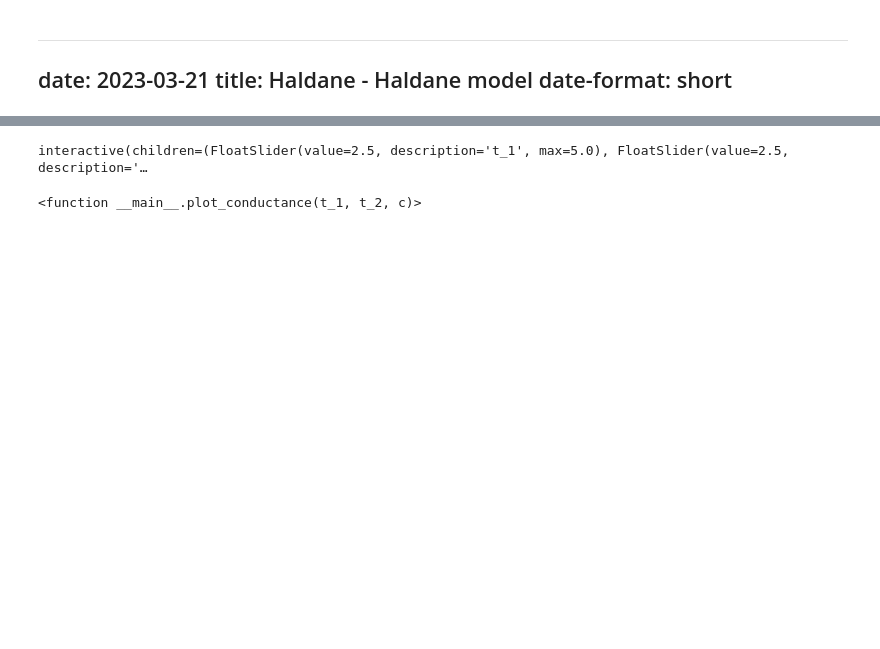
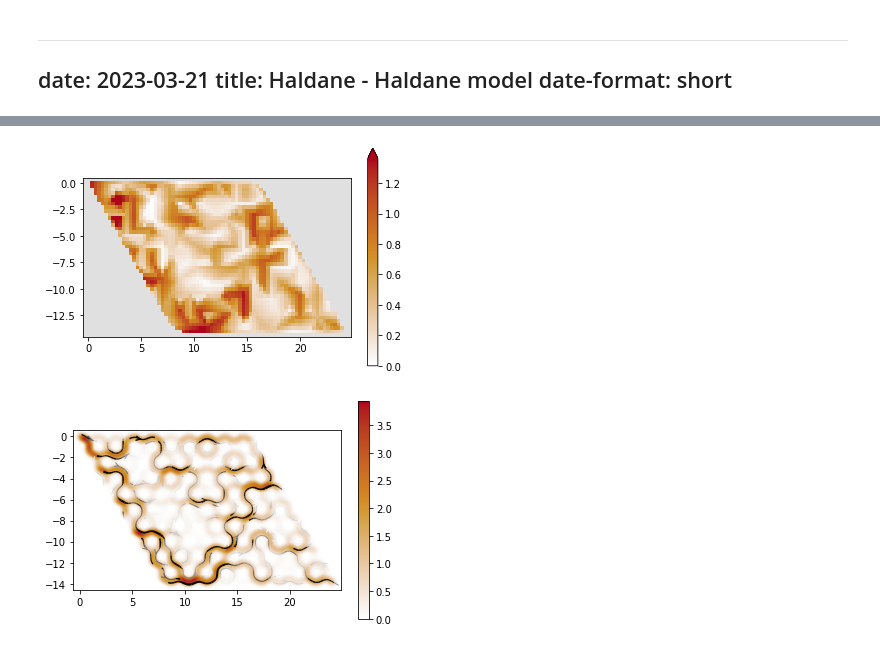
Before and after one commit to korsakjakub/kwant-tutorials-zps, a Jupyter notebook: posts/2023-03-21-Haldane-Haldane.ipynb, the cells around one changed output, grey strips where cells are left out. Cells and saved outputs as stored; diff of their text form; code cells hidden in the pictures; blank space fills up the shorter version.

```diff
--- a/posts/2023-03-21-Haldane-Haldane.ipynb
+++ b/posts/2023-03-21-Haldane-Haldane.ipynb
@@ -260,13 +256,13 @@ interactive(children=(FloatSlider(value=2.5, description='t_1', max=5.0), FloatS
 # %%
-
 def plot_conductance(t_1,t_2,c):
     sys, right_lead = make_system(t_1 = t_1, t_2 = t_2*np.exp(1j*c))
     plot_density(sys, 1)
 
-interact(plot_conductance,t_1=(0.0,5,0.1),t_2=(0.0,5,0.1),c=(-np.pi,np.pi,0.1))
+#interact(plot_conductance,t_1=(0.0,5,0.1),t_2=(0.0,5,0.1),c=(-np.pi,np.pi,0.1))
+plot_conductance(1, 0.05, 0)
 # %% [output]
-interactive(children=(FloatSlider(value=2.5, description='t_1', max=5.0), FloatSlider(value=2.5, description='…
-<function __main__.plot_conductance(t_1, t_2, c)>
+[figure, added]
+[figure, added]
 # %%
 def plot_probability(ham):
     phi_tab = np.linspace(0, 2*np.pi, 10)
```
Also changed, not shown: parts of 6 cells of this notebook.
